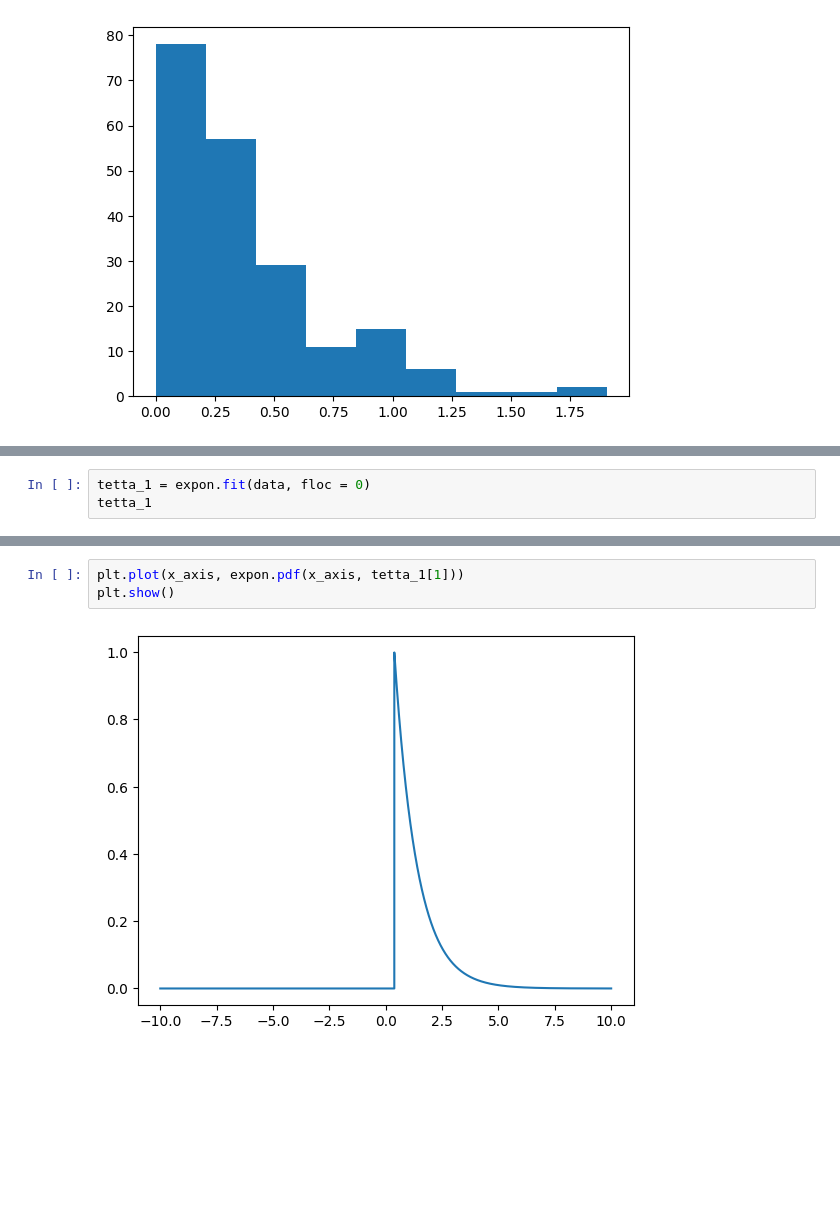
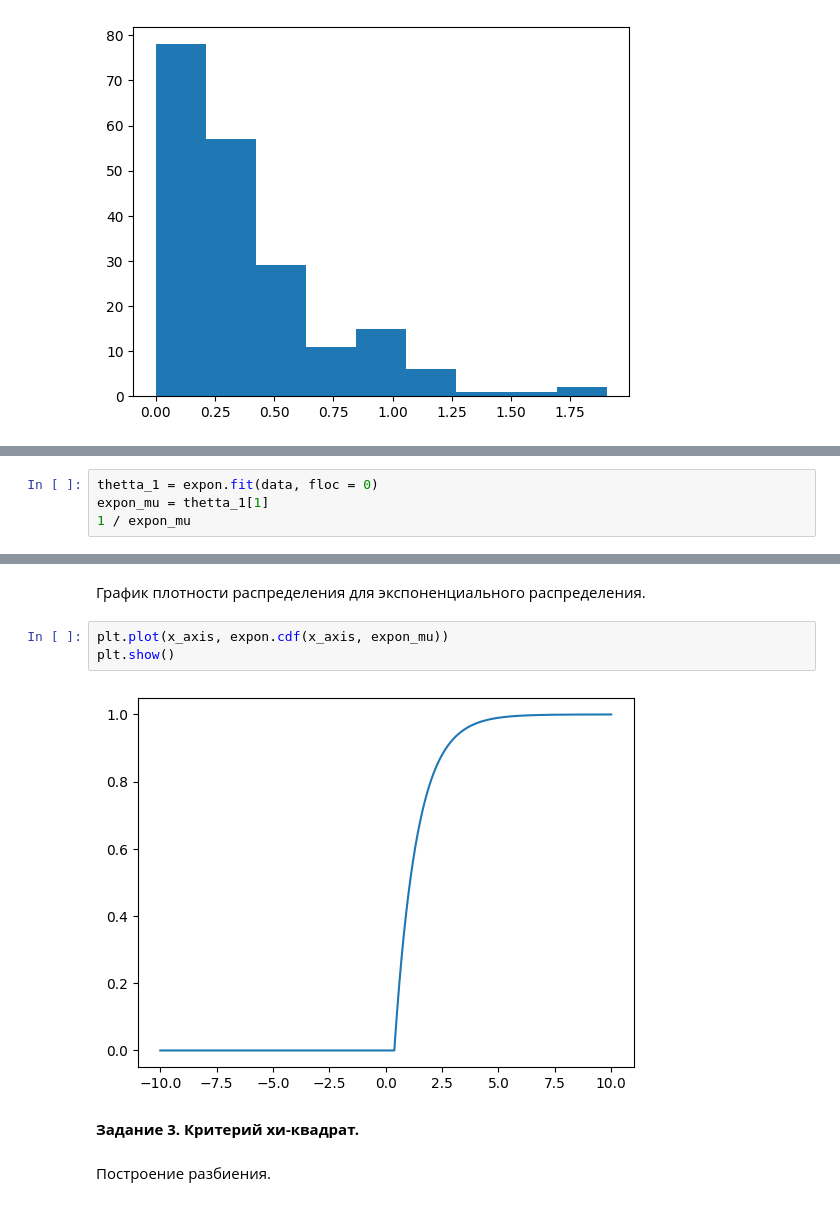
Before and after one commit to feelitbreak/tpmsLab, a Jupyter notebook: tpmsLab.ipynb, the cells around one changed output, grey strips where cells are left out. Saved outputs shown, nothing was run; the diff lists cells and outputs as text; blank space fills up the shorter version.

```diff
--- a/tpmsLab.ipynb
+++ b/tpmsLab.ipynb
@@ -64,4 +68,5 @@ tetta_0
 # %%
-tetta_1 = expon.fit(data, floc = 0)
-tetta_1
+thetta_1 = expon.fit(data, floc = 0)
+expon_mu = thetta_1[1]
+1 / expon_mu
 # %% [output]
@@ -72,10 +79,16 @@ plt.plot(x_axis, norm.pdf(x_axis, tetta_0[0], 0.25))
 plt.show()
 # %% [output]
 [figure]
+# %% [markdown]
+График плотности распределения для экспоненциального распределения.
 # %%
-plt.plot(x_axis, expon.pdf(x_axis, tetta_1[1]))
+plt.plot(x_axis, expon.cdf(x_axis, expon_mu))
 plt.show()
 # %% [output]
-[figure, old version]
+[figure, new version]
+# %% [markdown]
+**Задание 3. Критерий хи-квадрат.**
+# %% [markdown]
+Построение разбиения.
 # %%
 x0 = np.NINF
```
Also changed, not shown: parts of 22 cells of this notebook.
